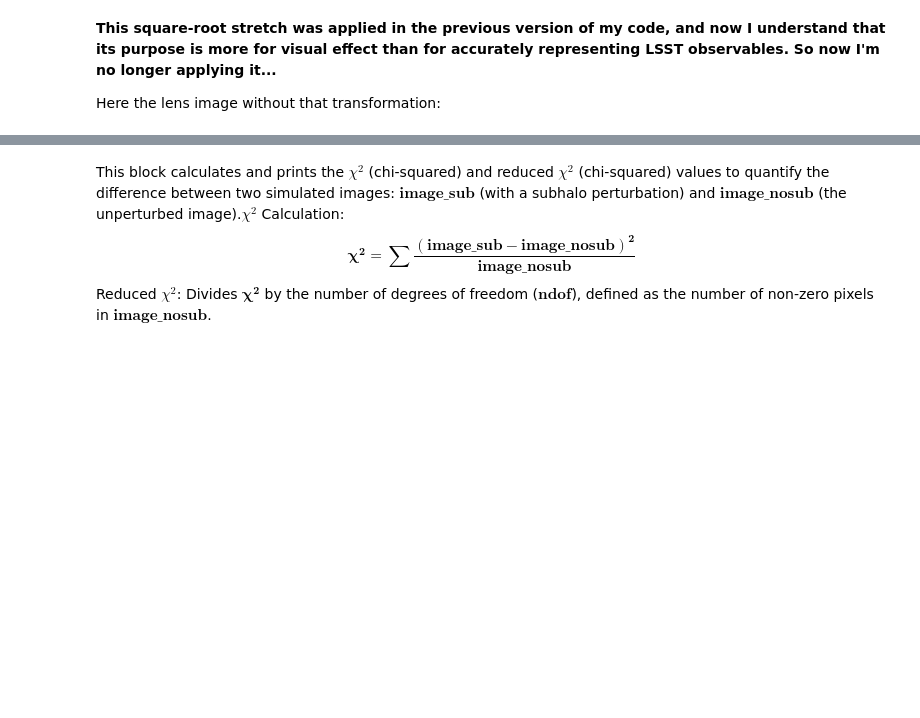
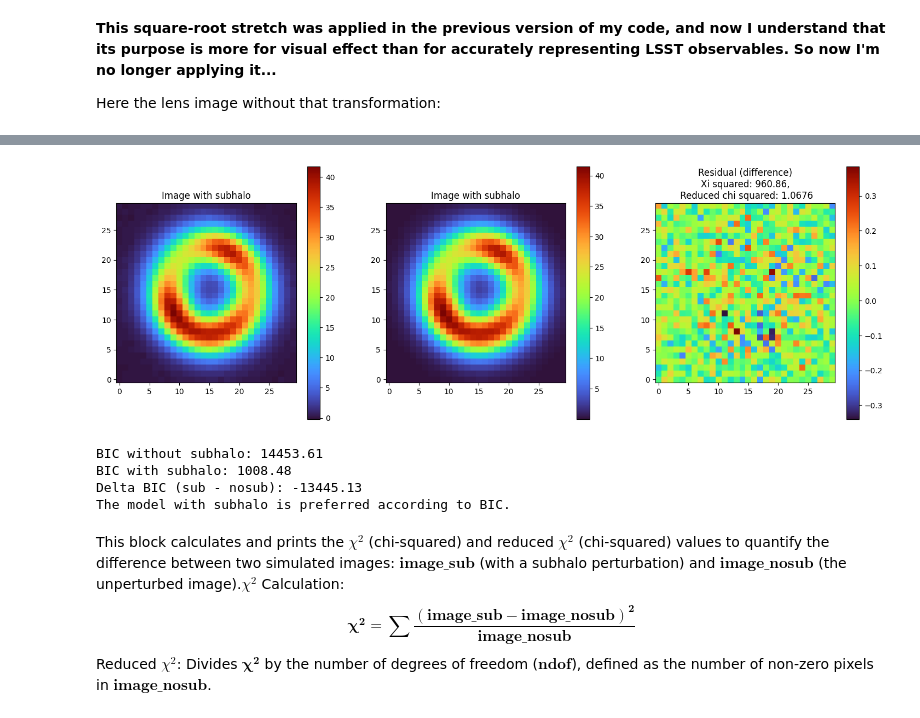
Before and after one commit to JuanDDiosRojas/PhD, a Jupyter notebook: Lenstronomy/single-band_generator.ipynb, the cells around one changed output, grey strips where cells are left out. Cells and saved outputs as stored; diff of their text form; code cells hidden in the pictures; blank space fills up the shorter version.

```diff
--- a/Lenstronomy/single-band_generator.ipynb
+++ b/Lenstronomy/single-band_generator.ipynb
@@ -273,3 +310,63 @@ plt.show()
+# %%
+# compute the model and its noise
+noise_map = sim.estimate_noise(image_sub)
+
+# chi² (or ξ²) pixel-wise
+xi2_sub = np.sum(((image_sub - image_sub_nonoise)**2) / (noise_map**2 + 1e-12))
+
+# reduced chi²
+ndof = np.sum(np.isfinite(image_sub_nonoise))
+xi2_sub_red = xi2_sub / ndof
+
+#now the plot for the no_subhalo image without noise and the residual
+plt.figure(figsize=(18,6))
+plt.subplot(1,3,1)
+plt.imshow(image_sub, origin='lower', cmap='turbo')
+plt.title('Image with subhalo')
+plt.colorbar()
+plt.subplot(1,3,2)
+plt.imshow(image_sub_nonoise, origin='lower', cmap='turbo')
+plt.title('Image with subhalo')
+plt.colorbar()
+plt.subplot(1,3,3)
+image_diff = image_sub - image_sub_nonoise
+plt.imshow(image_diff, origin='lower', cmap='turbo')
+plt.title('Residual (difference)')
+plt.colorbar()
+
+plt.title(f'Residual (difference)\nXi squared: {xi2_sub:.2f},\n Reduced chi squared: {xi2_sub_red:.4f}')
+
+#change the scale to arsecseconds
+plt.show()
+# %% [output]
+[figure, added]
+# %%
+#We can compute the BIC now
+k = 7  # Number of free parameters in the model with subhalo
+n = numpix**2  # Number of data points (pixels)
+
+BIC_nosub = (k-3) * np.log(n) + xi2_nosub
+BIC_sub = k * np.log(n) + xi2_sub
+
+print(f'BIC without subhalo: {BIC_nosub:.2f}')
+print(f'BIC with subhalo: {BIC_sub:.2f}')
+
+#delta BIC
+print(f'Delta BIC (sub - nosub): {BIC_sub - BIC_nosub:.2f}')
+#Interpretation of BIC difference
+
+
+if BIC_sub < BIC_nosub:
+    print('The model with subhalo is preferred according to BIC.')
+else:
+    print('The model without subhalo is preferred according to BIC.')
+
+#delta BIC > 10 is strong evidence in favor of the model with the lower BIC.
+# %% [output]
+BIC without subhalo: 14453.61
+BIC with subhalo: 1008.48
+Delta BIC (sub - nosub): -13445.13
+The model with subhalo is preferred according to BIC.
 # %% [markdown]
 This block calculates and prints the $\chi^2$ (chi-squared) and reduced $\chi^2$ (chi-squared) values to quantify the difference between two simulated images: $\mathbf{\text{image\_sub}}$ (with a subhalo perturbation) and $\mathbf{\text{image\_nosub}}$ (the unperturbed image).$\chi^2$ Calculation:$$\mathbf{\chi^2 = \sum \frac{(\text{image\_sub} - \text{image\_nosub})^2}{\text{image\_nosub}}}$$Reduced $\chi^2$: Divides $\mathbf{\chi^2}$ by the number of degrees of freedom ($\mathbf{\text{ndof}}$), defined as the number of non-zero pixels in $\mathbf{\text{image\_nosub}}$.
 # %%
```
Also changed, not shown: parts of 17 cells of this notebook, 5 other files.
